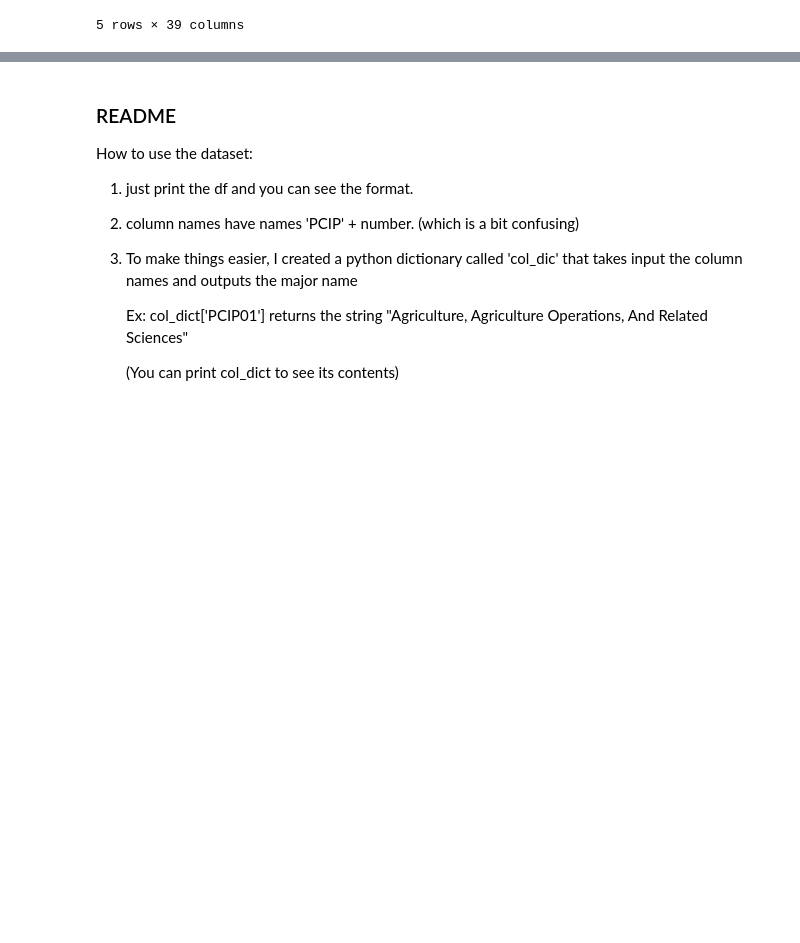
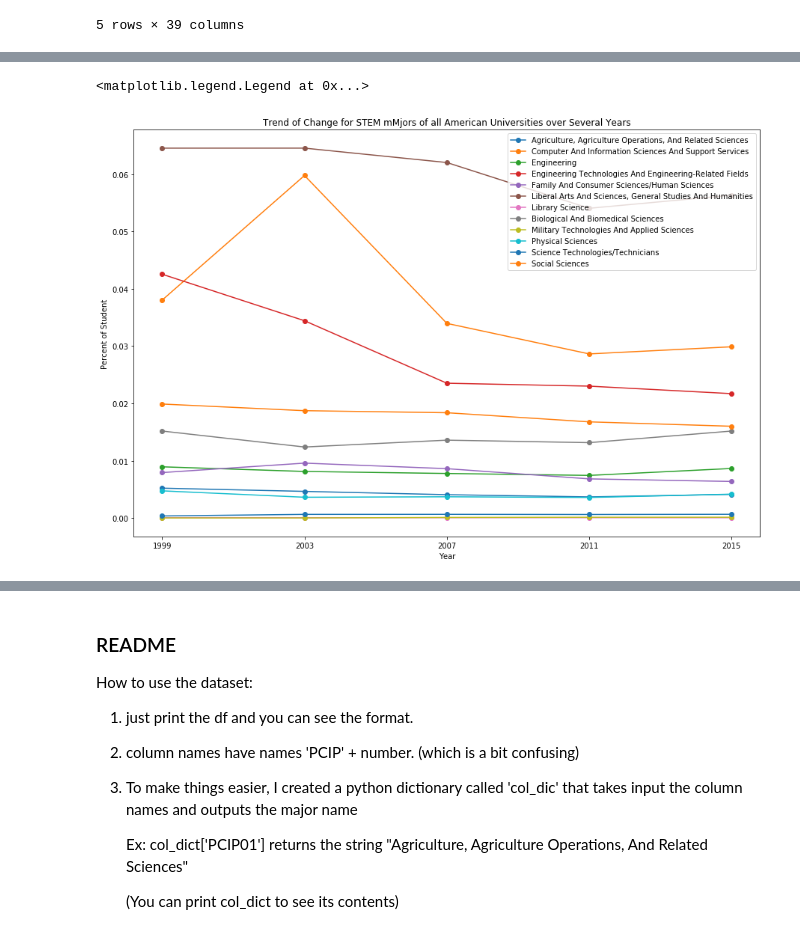
Before and after one commit to jeffreywu1996/COGS108-Project, a Jupyter notebook: Data Cleaning.ipynb, the cells around one changed output, grey strips where cells are left out. Cells and saved outputs as stored; diff of their text form; code cells hidden in the pictures; blank space fills up the shorter version.

Commit message:
more visualization and analysis

```diff
--- a/Data Cleaning.ipynb
+++ b/Data Cleaning.ipynb
@@ -250,0 +259,22 @@ assert isinstance(df_2015, pd.DataFrame)
+# %%
+# Here we will plot all the change for STEM majors between year 1999 to year 2015 to see the trend of people's choice
+plt.figure(figsize=(15,10))
+plt.title('Trend of Change for STEM mMjors of all American Universities over Several Years')
+PCIP01 = plt.plot(df['Year'], df['PCIP01'], '-o', label=col_dict.get('PCIP01'))
+PCIP11 = plt.plot(df['Year'], df['PCIP11'], '-o', label=col_dict.get('PCIP11'))
+PCIP14 = plt.plot(df['Year'], df['PCIP14'], '-o', label=col_dict.get('PCIP14'))
+PCIP15 = plt.plot(df['Year'], df['PCIP15'], '-o', label=col_dict.get('PCIP15'))
+PCIP19 = plt.plot(df['Year'], df['PCIP19'], '-o', label=col_dict.get('PCIP19'))
+PCIP24 = plt.plot(df['Year'], df['PCIP24'], '-o', label=col_dict.get('PCIP24'))
+PCIP25 = plt.plot(df['Year'], df['PCIP25'], '-o', label=col_dict.get('PCIP25'))
+PCIP26 = plt.plot(df['Year'], df['PCIP26'], '-o', label=col_dict.get('PCIP26'))
+PCIP29 = plt.plot(df['Year'], df['PCIP29'], '-o', label=col_dict.get('PCIP29'))
+PCIP40 = plt.plot(df['Year'], df['PCIP40'], '-o', label=col_dict.get('PCIP40'))
+PCIP41 = plt.plot(df['Year'], df['PCIP41'], '-o', label=col_dict.get('PCIP41'))
+PCIP45 = plt.plot(df['Year'], df['PCIP45'], '-o', label=col_dict.get('PCIP45'))
+plt.ylabel('Percent of Student')
+plt.xlabel('Year')
+pylab.legend(loc='upper right')
+# %% [output]
+<matplotlib.legend.Legend at 0x...>
+[figure, added]
```
Also changed, not shown: parts of 14 cells of this notebook, 1 other file.
